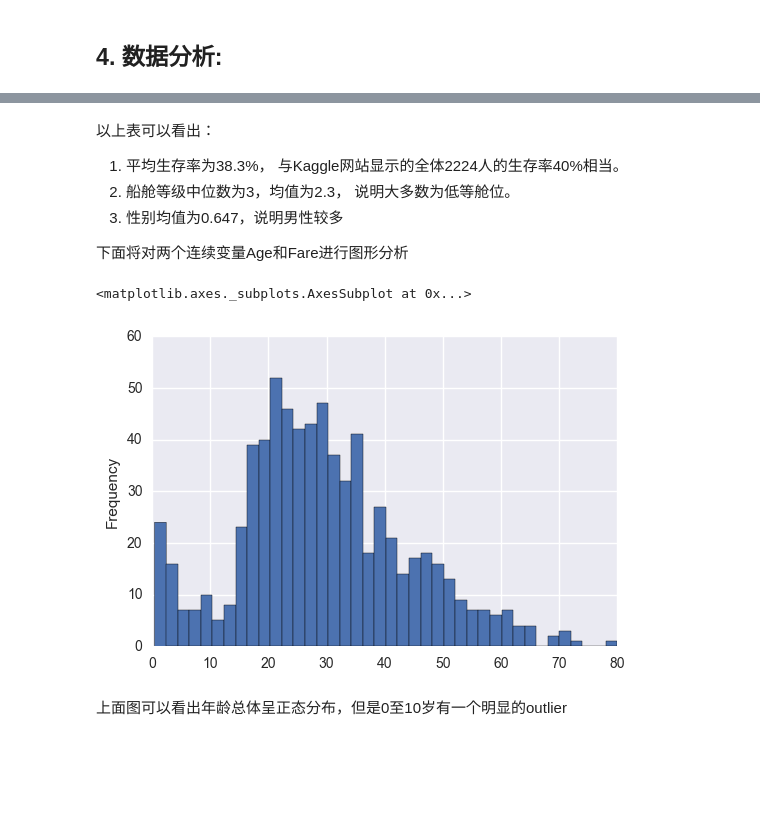
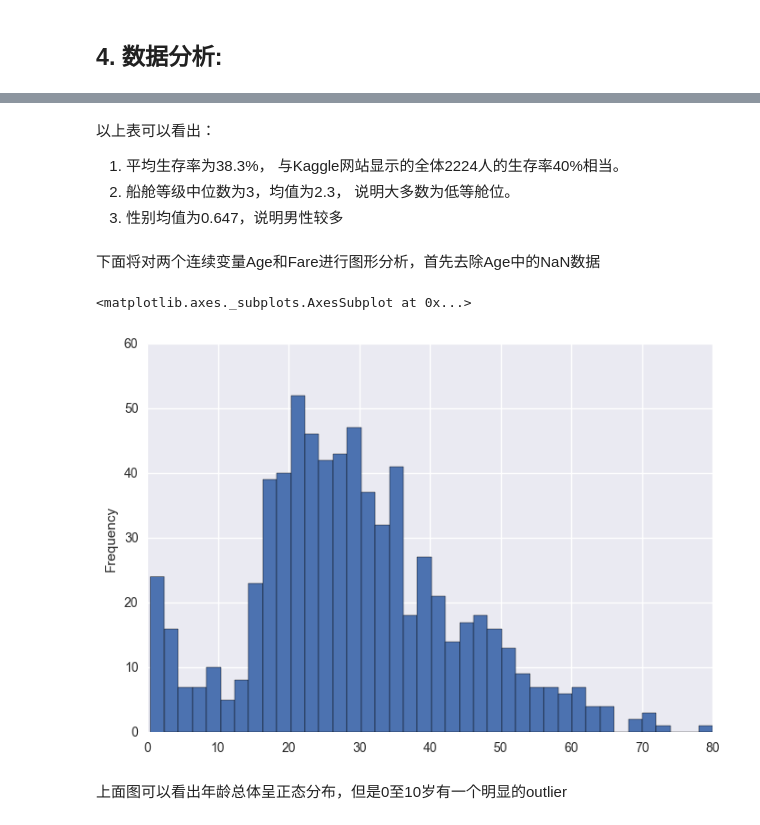
Before and after one commit to frankgrt/Investigate_a_Dataset, a Jupyter notebook: Investigate_titanic_dataset.ipynb, the cells around one changed output, grey strips where cells are left out. Cells and saved outputs as stored; diff of their text form; code cells hidden in the pictures; blank space fills up the shorter version.

```diff
--- a/Investigate_titanic_dataset.ipynb
+++ b/Investigate_titanic_dataset.ipynb
@@ -120,13 +120,13 @@ titanic_df.describe()
 1. 平均生存率为38.3%， 与Kaggle网站显示的全体2224人的生存率40%相当。
 2. 船舱等级中位数为3，均值为2.3， 说明大多数为低等舱位。
 3. 性别均值为0.647，说明男性较多
-
-下面将对两个连续变量Age和Fare进行图形分析
+# %% [markdown]
+下面将对两个连续变量Age和Fare进行图形分析，首先去除Age中的NaN数据
 # %%
-titanic_df['Age'].plot.hist(bins = 40)
+titanic_df['Age'].dropna().plot.hist(bins = 40)
 # %% [output]
 <matplotlib.axes._subplots.AxesSubplot at 0x...>
-[figure, old version]
+[figure, new version]
 # %% [markdown]
 上面图可以看出年龄总体呈正态分布，但是0至10岁有一个明显的outlier
 # %%
```
Also changed, not shown: parts of 42 cells of this notebook, 1 other file.
